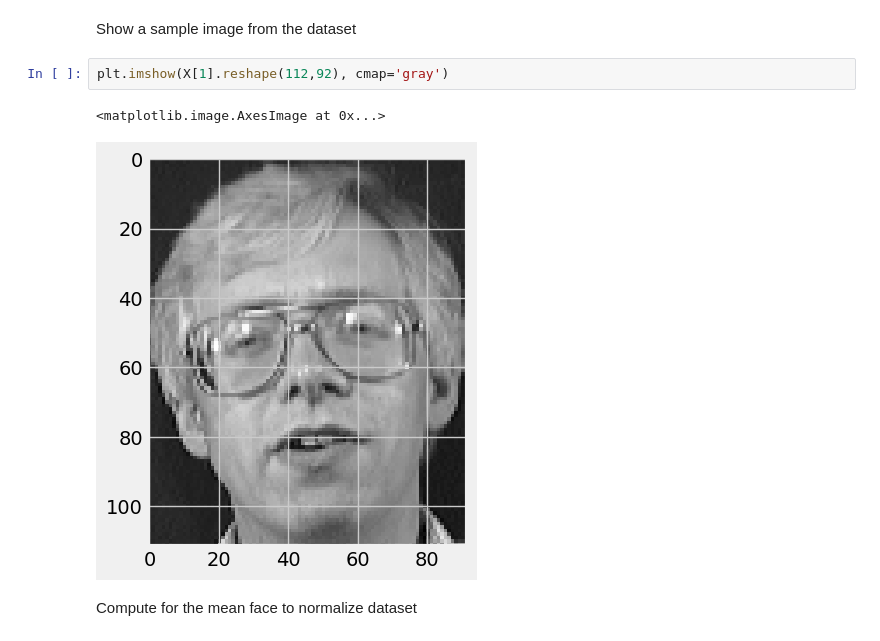
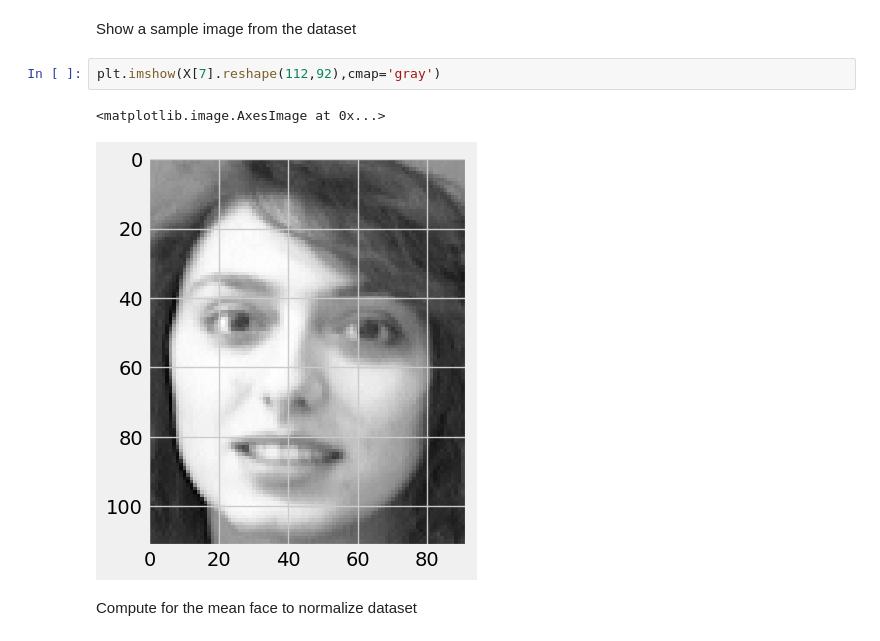
Before and after one commit to francisbautista/apper-eda, a Jupyter notebook: Notebooks/PS2 -MLE.ipynb, the cells around one changed output. Saved outputs shown, nothing was run; the diff lists cells and outputs as text.

```diff
--- a/Notebooks/PS2 -MLE.ipynb
+++ b/Notebooks/PS2 -MLE.ipynb
@@ -39,10 +41,10 @@ for i in list(range(1,41)):
 # %% [markdown]
 Show a sample image from the dataset
 # %%
-plt.imshow(X[1].reshape(112,92), cmap='gray')
+plt.imshow(X[7].reshape(112,92),cmap='gray')
 # %% [output]
 <matplotlib.image.AxesImage at 0x...>
-[figure, old version]
+[figure, new version]
 # %% [markdown]
 Compute for the mean face to normalize dataset
 # %%
```
Also changed, not shown: parts of 3 cells of this notebook, 3 other files.
